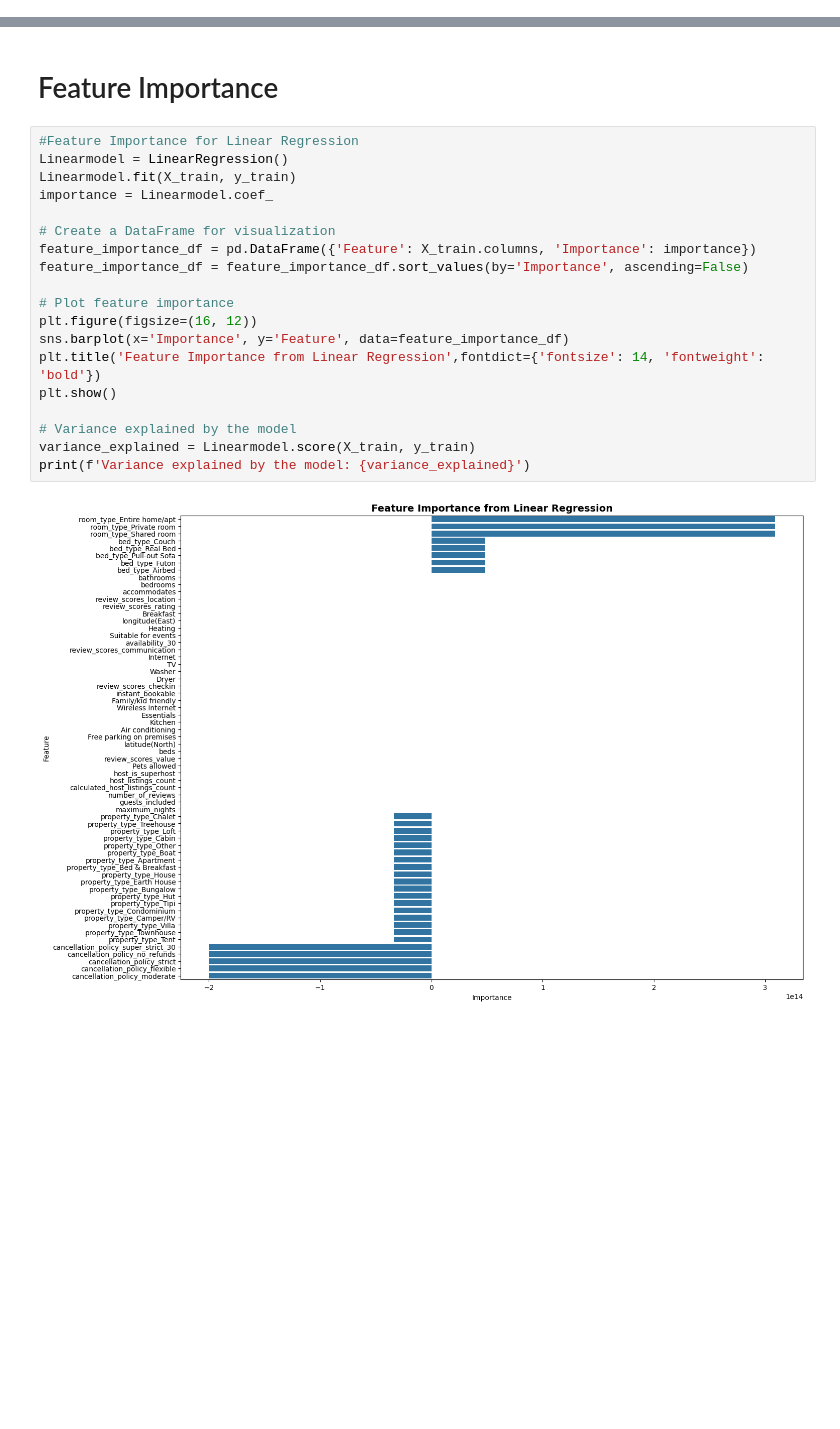
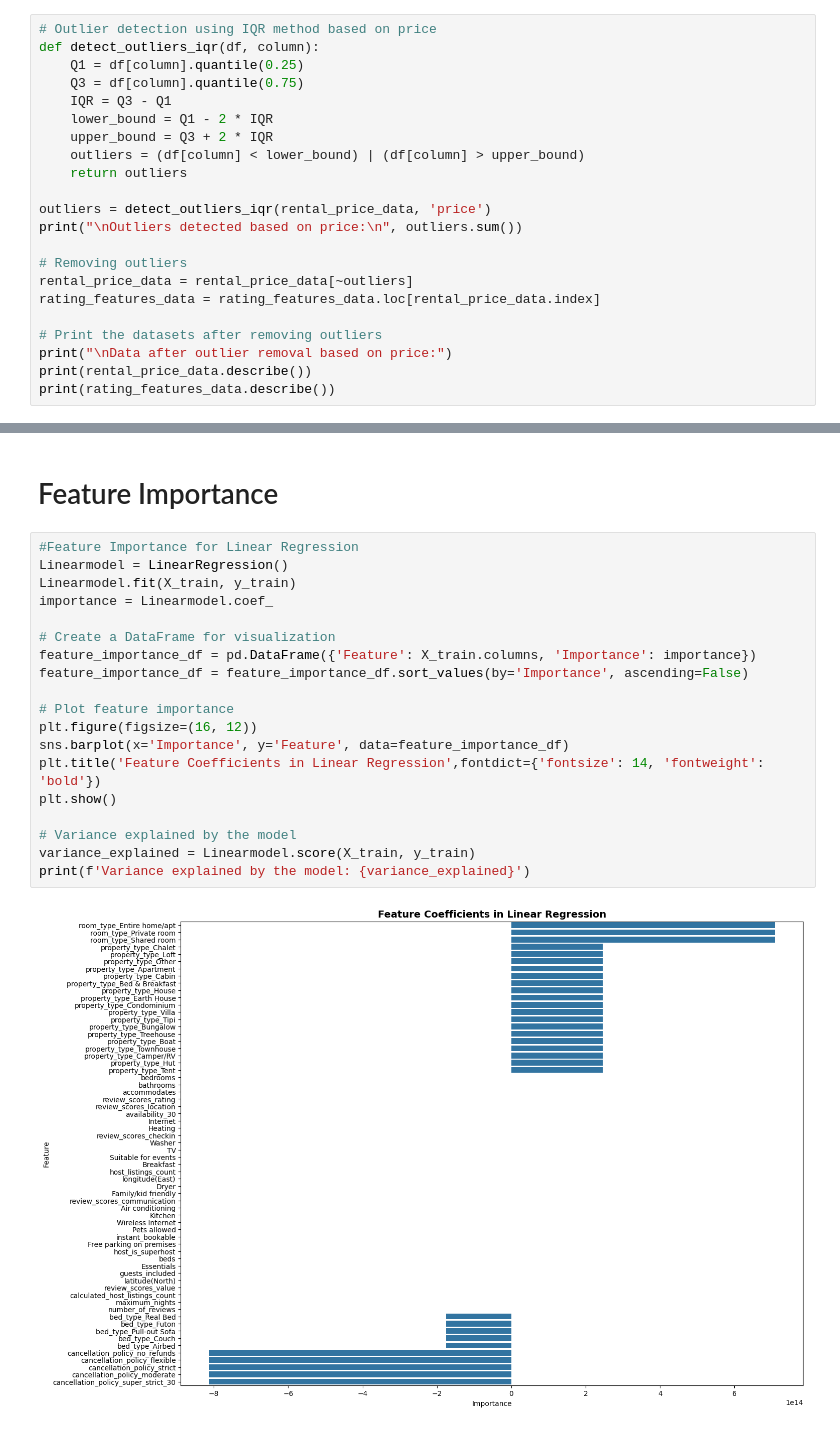
Before and after one commit to paulKlarer/BI_oyo_hotel_prices, a Jupyter notebook: code/analysis.ipynb, the cells around one changed output, grey strips where cells are left out. Cells and saved outputs as stored; diff of their text form; blank space fills up the shorter version.

```diff
--- a/code/analysis.ipynb
+++ b/code/analysis.ipynb
@@ -188,0 +185,22 @@ max                      1.000000                             1.000000
+# %%
+# Outlier detection using IQR method based on price
+def detect_outliers_iqr(df, column):
+    Q1 = df[column].quantile(0.25)
+    Q3 = df[column].quantile(0.75)
+    IQR = Q3 - Q1
+    lower_bound = Q1 - 2 * IQR
+    upper_bound = Q3 + 2 * IQR
+    outliers = (df[column] < lower_bound) | (df[column] > upper_bound)
+    return outliers
+
+outliers = detect_outliers_iqr(rental_price_data, 'price')
+print("\nOutliers detected based on price:\n", outliers.sum())
+
+# Removing outliers
+rental_price_data = rental_price_data[~outliers]
+rating_features_data = rating_features_data.loc[rental_price_data.index]
+
+# Print the datasets after removing outliers
+print("\nData after outlier removal based on price:")
+print(rental_price_data.describe())
+print(rating_features_data.describe())
@@ -253,21 +290,21 @@ Name: price, Length: 65, dtype: float64
 # %%
 #Feature Importance for Linear Regression
 Linearmodel = LinearRegression()
 Linearmodel.fit(X_train, y_train)
 importance = Linearmodel.coef_
 
 # Create a DataFrame for visualization
 feature_importance_df = pd.DataFrame({'Feature': X_train.columns, 'Importance': importance})
 feature_importance_df = feature_importance_df.sort_values(by='Importance', ascending=False)
 
 # Plot feature importance
 plt.figure(figsize=(16, 12))
 sns.barplot(x='Importance', y='Feature', data=feature_importance_df)
-plt.title('Feature Importance from Linear Regression',fontdict={'fontsize': 14, 'fontweight': 'bold'})
+plt.title('Feature Coefficients in Linear Regression',fontdict={'fontsize': 14, 'fontweight': 'bold'})
 plt.show()
 
 # Variance explained by the model
 variance_explained = Linearmodel.score(X_train, y_train)
 print(f'Variance explained by the model: {variance_explained}')
 # %% [output]
-[figure, old version]
+[figure, new version]
```
Also changed, not shown: parts of 10 cells of this notebook, 1 other file.
